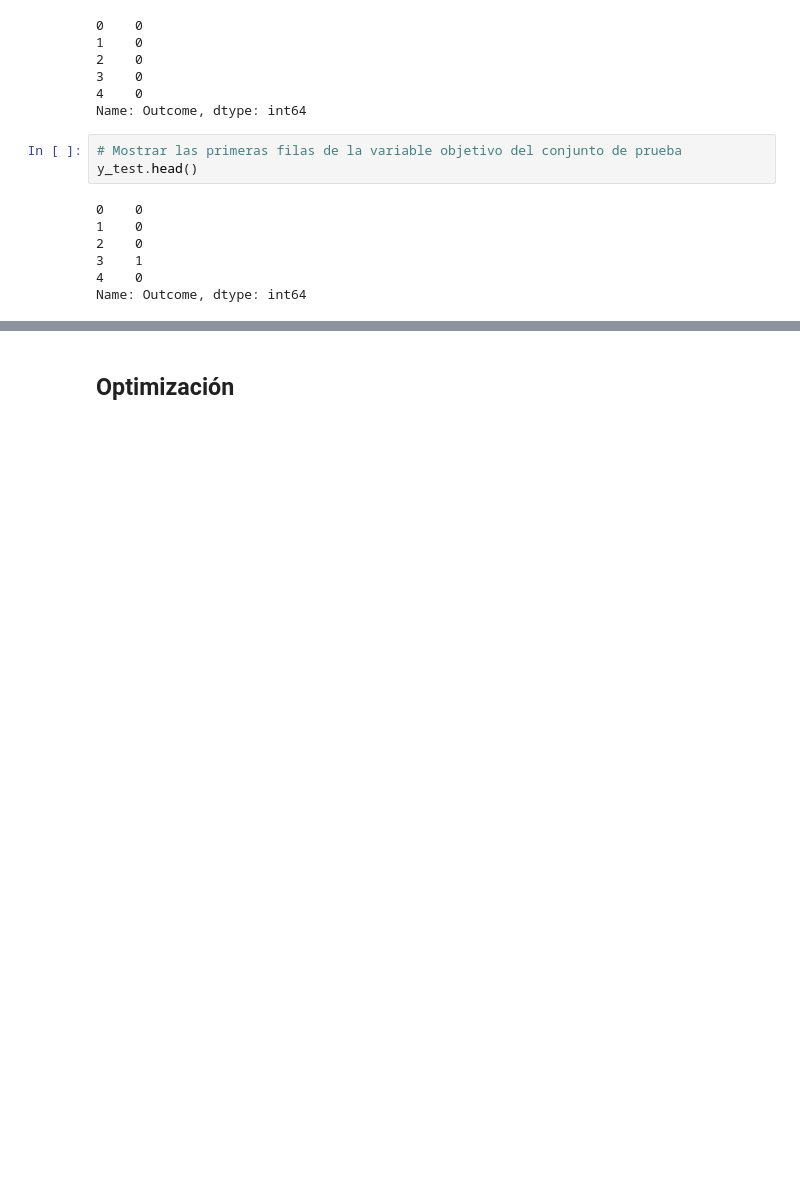
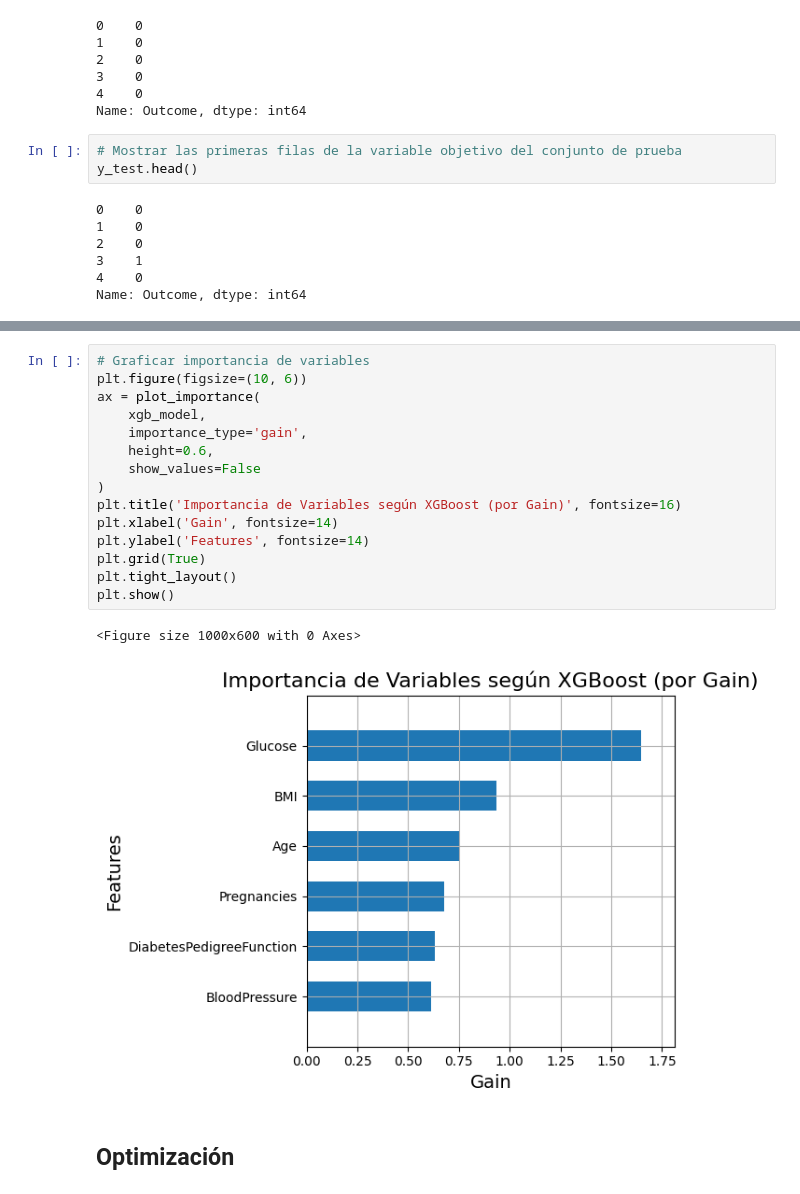
Before and after one commit to 4GeeksAcademy/efrainnalmeida-boosting-algorithms, a Jupyter notebook: src/explore.ipynb, the cells around one changed output, grey strips where cells are left out. Saved outputs shown, nothing was run; the diff lists cells and outputs as text; blank space fills up the shorter version.

```diff
--- a/src/explore.ipynb
+++ b/src/explore.ipynb
@@ -200,2 +230,20 @@ plt.show()
+# %%
+# Graficar importancia de variables
+plt.figure(figsize=(10, 6))
+ax = plot_importance(
+    xgb_model,
+    importance_type='gain',
+    height=0.6,
+    show_values=False
+)
+plt.title('Importancia de Variables según XGBoost (por Gain)', fontsize=16)
+plt.xlabel('Gain', fontsize=14)
+plt.ylabel('Features', fontsize=14)
+plt.grid(True)
+plt.tight_layout()
+plt.show()
+# %% [output]
+<Figure size 1000x600 with 0 Axes>
+[figure, added]
 # %% [markdown]
 ## Optimización
```
Also changed, not shown: parts of 26 cells of this notebook, 2 other files.
